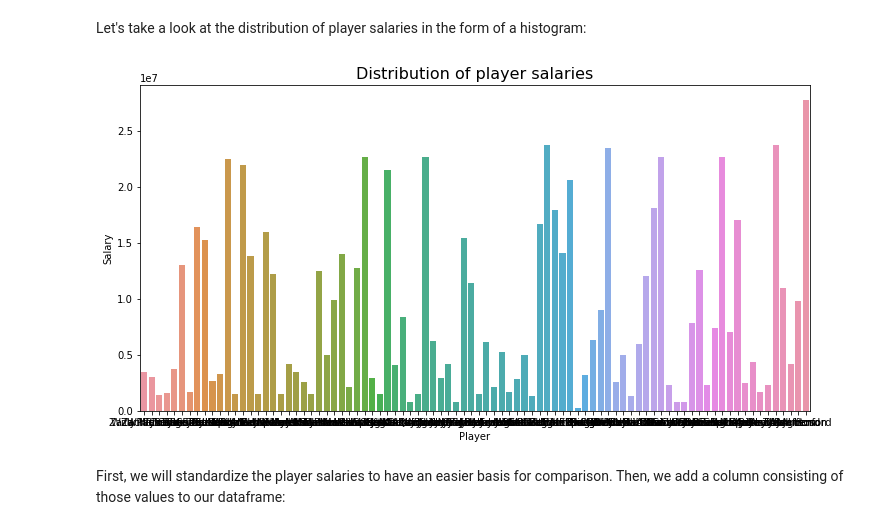
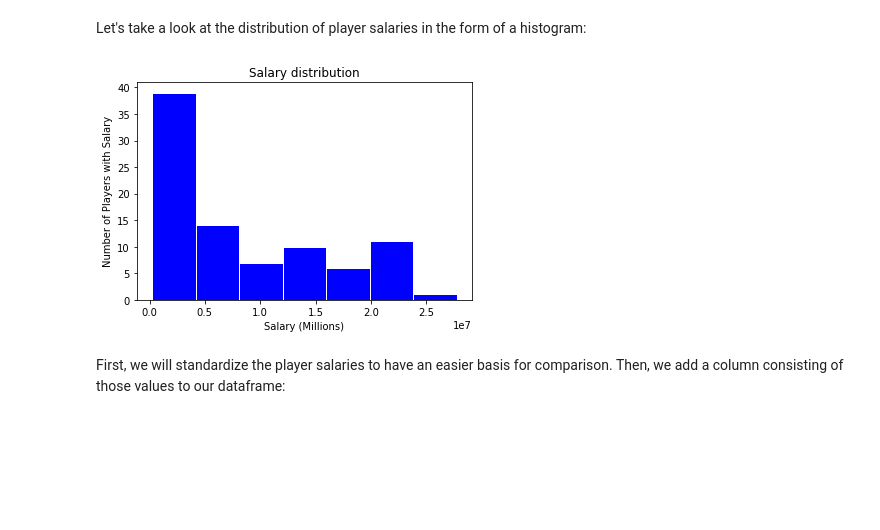
Before and after one commit to perrismith/320-final-project, a Jupyter notebook: Final Project (1).ipynb, the cells around one changed output. Saved outputs shown, nothing was run; the diff lists cells and outputs as text; code cells hidden in the pictures; blank space fills up the shorter version.

```diff
--- a/Final Project (1).ipynb
+++ b/Final Project (1).ipynb
@@ -176,16 +178,18 @@ You can refer to https://www.basketball-reference.com/about/glossary.html for a
 <h1 style="text-align: center;">2. Exploratory Analysis & Data Visualization<h1>
 # %% [markdown]
 Let's take a look at the distribution of player salaries in the form of a histogram:
-# %%
-#TO DO: Histogram of salary distribution
-
-
-plt.figure(figsize=(12,6))
-plt.title("Distribution of player salaries", fontsize=16)
-sns.barplot(data=df, x = 'Player', y = 'Salary')
-plt.show()
-# %% [output]
-[figure, removed]
+# %%
+fig=plt.figure()
+ax = fig.add_subplot(1,1,1)
+#Variable
+ax.hist(df['Salary'],bins = 7, color='b', edgecolor='white')
+plt.ticklabel_format(axis='x', style='', scilimits=(0,0))
+plt.title('Salary distribution')
+plt.xlabel('Salary (Millions)')
+plt.ylabel('Number of Players with Salary')
+plt.show()
+# %% [output]
+[figure, added]
 # %% [markdown]
 First, we will standardize the player salaries to have an easier basis for comparison. Then, we add a column consisting of those values to our dataframe:
 # %%
```
Also changed, not shown: parts of 12 cells of this notebook, 1 other file.
